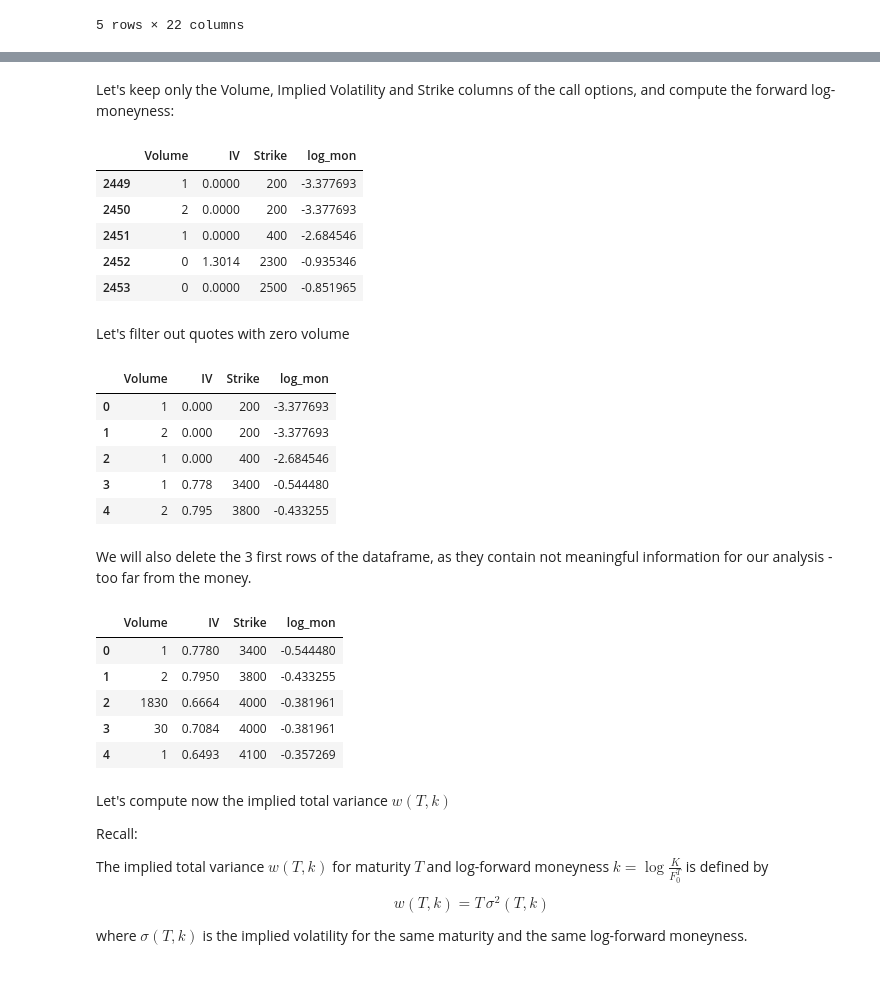
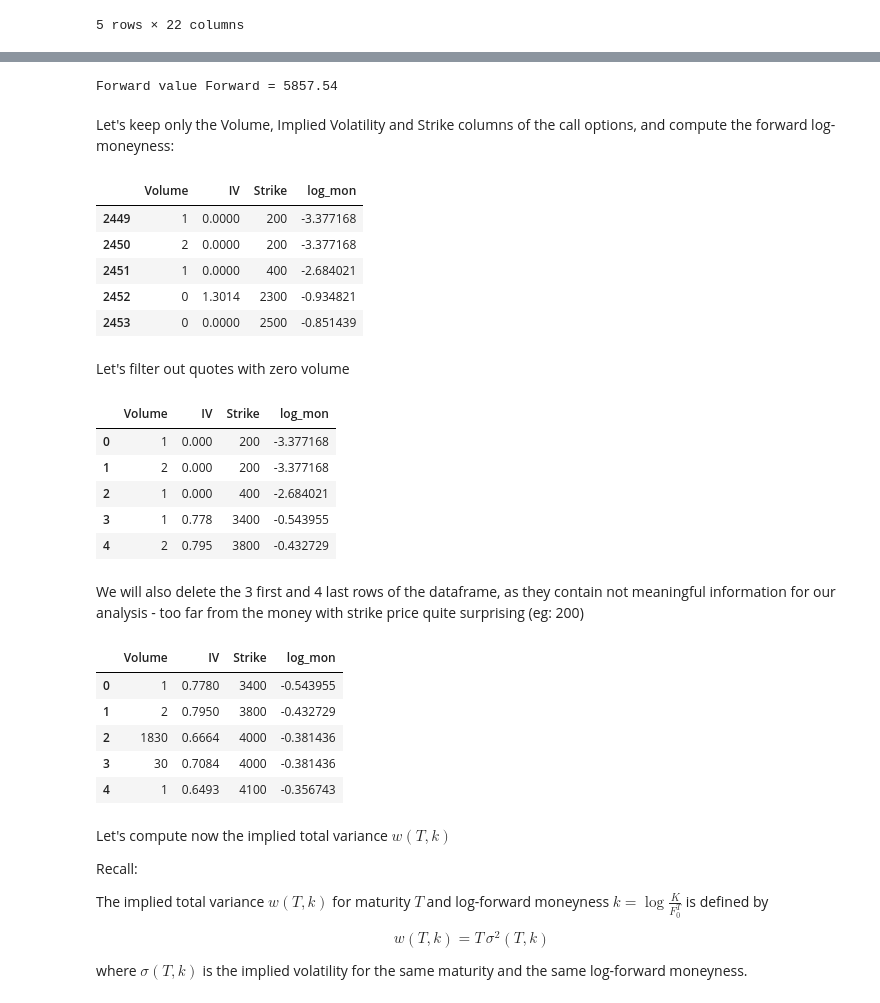
Before and after one commit to dianemans/Proj1_NPFD, a Jupyter notebook: S. De Marco/Project_No_arbitrage_implied_volatility.ipynb, the cells around one changed output, grey strips where cells are left out. Saved outputs shown, nothing was run; the diff lists cells and outputs as text; code cells hidden in the pictures.

```diff
--- a/S. De Marco/Project_No_arbitrage_implied_volatility.ipynb
+++ b/S. De Marco/Project_No_arbitrage_implied_volatility.ipynb
@@ -89,0 +78,6 @@ quotes.head()
+# %%
+df = quotes[['Volume', 'IV', 'Strike', 'Bid', 'Ask', 'Bid.1', 'Ask.1']].copy()
+df.columns = ['Volume', 'IV', 'Strike', 'Call Bid', 'Call Ask', 'Put Bid', 'Put Ask']
+df['Midcall'] = (df['Call Bid'] + df['Call Ask']) / 2
+df['Midput'] = (df['Put Bid'] + df['Put Ask']) / 2
+df.head()
@@ -89,0 +104,17 @@ quotes.head()
+# %%
+call_minus_put = df['Midcall'] - df['Midput']
+strikes = df['Strike']
+
+plt.plot(strikes, call_minus_put, color='black', linewidth=0., marker="*", label="Call(K) - Put(K)")
+
+plt.xlabel(r"strike $K$", fontsize=12)
+plt.ylabel("price", fontsize=12)
+plt.axhline(0, color='grey', linestyle="--")
+
+plt.legend(loc=9, fontsize=13, bbox_to_anchor=(1.2, 1.0), ncol=1)
+
+(slope, intercept, rvalue, other_value1, other_value2) = sps.linregress(strikes , call_minus_put )
+
+print("Slope = %1.3f" %slope)
+print("Intercept =: %1.2f" %intercept)
+print("Correlation coefficient = %1.12f \n" %rvalue)
@@ -90,3 +128,8 @@ quotes.head()
+# %%
+Forward = -intercept / slope
+print("Forward value Forward = %1.2f" %Forward)
+# %% [output]
+Forward value Forward = 5857.54
 # %% [markdown]
 Let's keep only the Volume, Implied Volatility and Strike columns of the call options, and compute the forward log-moneyness:
 # %%
@@ -95,11 +138,11 @@ call_prices['log_mon'] = np.log(call_prices['Strike'] / Forward)
 call_prices.head()
 # %% [output]
 |  | Volume | IV | Strike | log_mon |
-| 2449 | 1 | 0.0000 | 200 | -3.377693 |
-| 2450 | 2 | 0.0000 | 200 | -3.377693 |
-| 2451 | 1 | 0.0000 | 400 | -2.684546 |
-| 2452 | 0 | 1.3014 | 2300 | -0.935346 |
-| 2453 | 0 | 0.0000 | 2500 | -0.851965 |
+| 2449 | 1 | 0.0000 | 200 | -3.377168 |
+| 2450 | 2 | 0.0000 | 200 | -3.377168 |
+| 2451 | 1 | 0.0000 | 400 | -2.684021 |
+| 2452 | 0 | 1.3014 | 2300 | -0.934821 |
+| 2453 | 0 | 0.0000 | 2500 | -0.851439 |
 # %% [markdown]
 Let's filter out quotes with zero volume
 # %%
@@ -108,24 +151,24 @@ call_prices.reset_index(drop=True, inplace=True)
 call_prices.head()
 # %% [output]
 |  | Volume | IV | Strike | log_mon |
-| 0 | 1 | 0.000 | 200 | -3.377693 |
-| 1 | 2 | 0.000 | 200 | -3.377693 |
-| 2 | 1 | 0.000 | 400 | -2.684546 |
-| 3 | 1 | 0.778 | 3400 | -0.544480 |
-| 4 | 2 | 0.795 | 3800 | -0.433255 |
+| 0 | 1 | 0.000 | 200 | -3.377168 |
+| 1 | 2 | 0.000 | 200 | -3.377168 |
+| 2 | 1 | 0.000 | 400 | -2.684021 |
+| 3 | 1 | 0.778 | 3400 | -0.543955 |
+| 4 | 2 | 0.795 | 3800 | -0.432729 |
 # %% [markdown]
-We will also delete the 3 first rows of the dataframe, as they contain not meaningful information for our analysis - too far from the money.
+We will also delete the 3 first and 4 last rows of the dataframe, as they contain not meaningful information for our analysis - too far from the money with strike price quite surprising (eg: 200)
 # %%
-call_prices = call_prices.iloc[3:]
+call_prices = call_prices.iloc[3:-4]
 call_prices.reset_index(drop=True, inplace=True)
 call_prices.head()
 # %% [output]
 |  | Volume | IV | Strike | log_mon |
-| 0 | 1 | 0.7780 | 3400 | -0.544480 |
-| 1 | 2 | 0.7950 | 3800 | -0.433255 |
-| 2 | 1830 | 0.6664 | 4000 | -0.381961 |
-| 3 | 30 | 0.7084 | 4000 | -0.381961 |
-| 4 | 1 | 0.6493 | 4100 | -0.357269 |
+| 0 | 1 | 0.7780 | 3400 | -0.543955 |
+| 1 | 2 | 0.7950 | 3800 | -0.432729 |
+| 2 | 1830 | 0.6664 | 4000 | -0.381436 |
+| 3 | 30 | 0.7084 | 4000 | -0.381436 |
+| 4 | 1 | 0.6493 | 4100 | -0.356743 |
 # %% [markdown]
 Let's compute now the implied total variance $w(T,k)$
 
```
Also changed, not shown: parts of 51 cells of this notebook, 2 other files.
